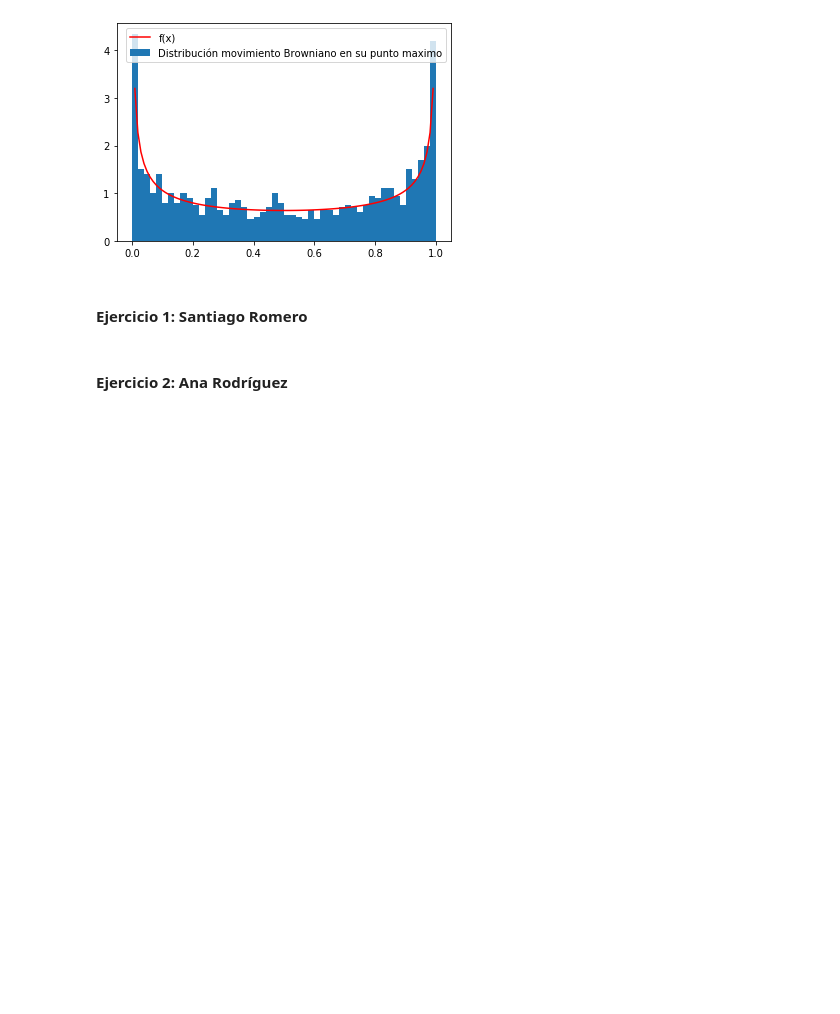
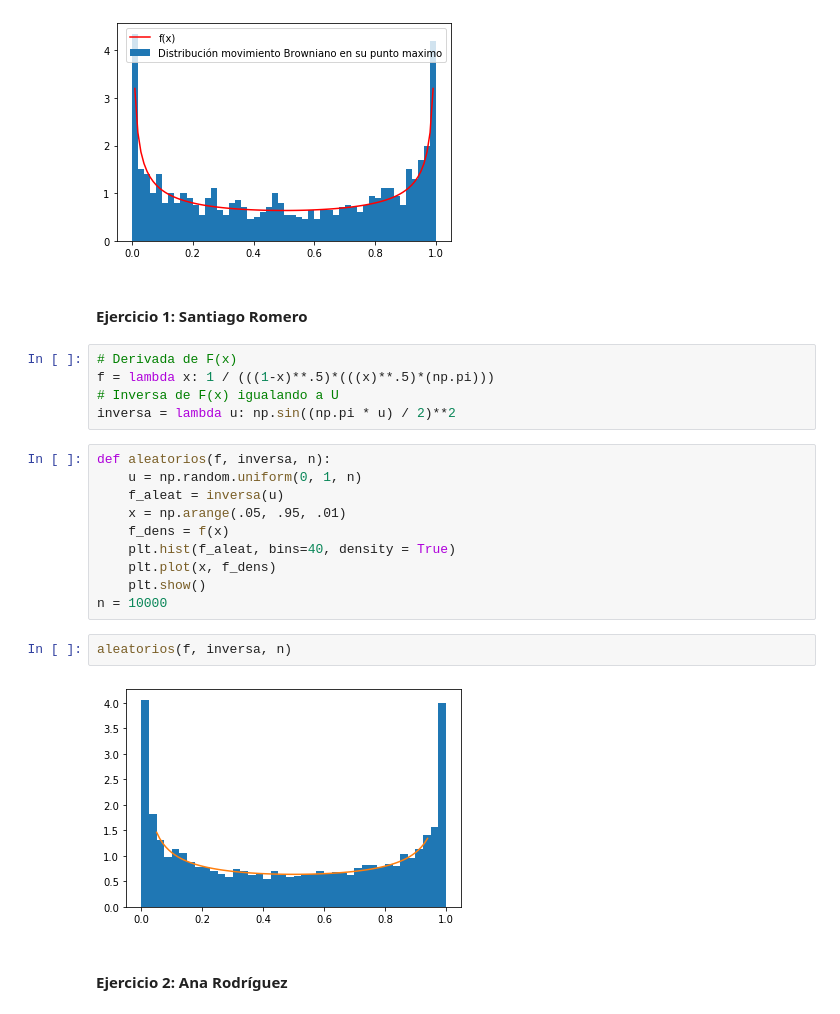
Before and after one commit to SantiRiggen/Tarea5_ARodriguez_SRomero, a Jupyter notebook: Tarea5_ARodriguez_SRomero.ipynb, the cells around one changed output. Saved outputs shown, nothing was run; the diff lists cells and outputs as text; blank space fills up the shorter version.

```diff
--- a/Tarea5_ARodriguez_SRomero.ipynb
+++ b/Tarea5_ARodriguez_SRomero.ipynb
@@ -83,6 +83,25 @@ plt.show()
 [figure]
 # %% [markdown]
 #### Ejercicio 1: Santiago Romero
+# %%
+# Derivada de F(x)
+f = lambda x: 1 / (((1-x)**.5)*(((x)**.5)*(np.pi)))
+# Inversa de F(x) igualando a U
+inversa = lambda u: np.sin((np.pi * u) / 2)**2
+# %%
+def aleatorios(f, inversa, n):
+    u = np.random.uniform(0, 1, n)
+    f_aleat = inversa(u)
+    x = np.arange(.05, .95, .01)
+    f_dens = f(x)
+    plt.hist(f_aleat, bins=40, density = True)
+    plt.plot(x, f_dens)
+    plt.show()
+n = 10000
+# %%
+aleatorios(f, inversa, n)
+# %% [output]
+[figure, added]
 # %% [markdown]
 #### Ejercicio 2: Ana Rodríguez
 # %%
```
Also changed, not shown: parts of 4 cells of this notebook.
